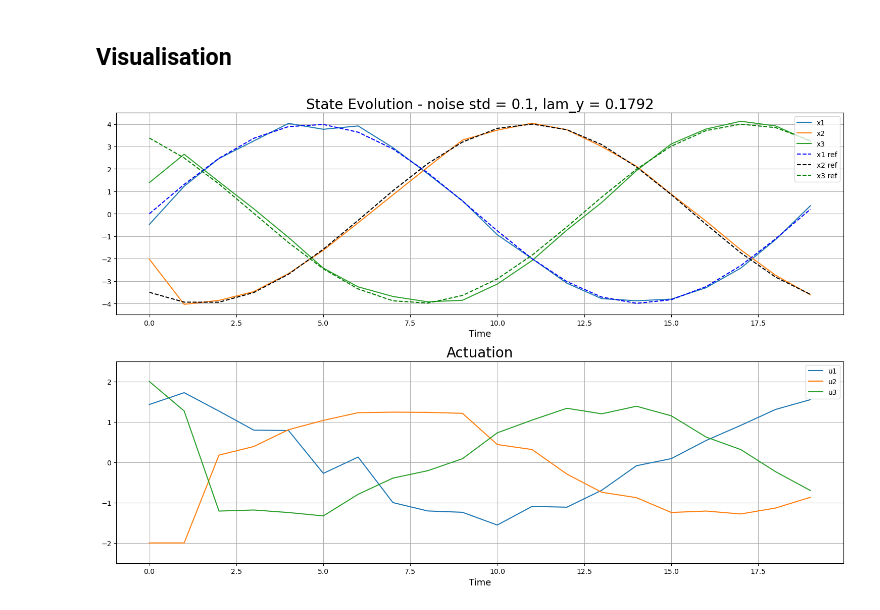
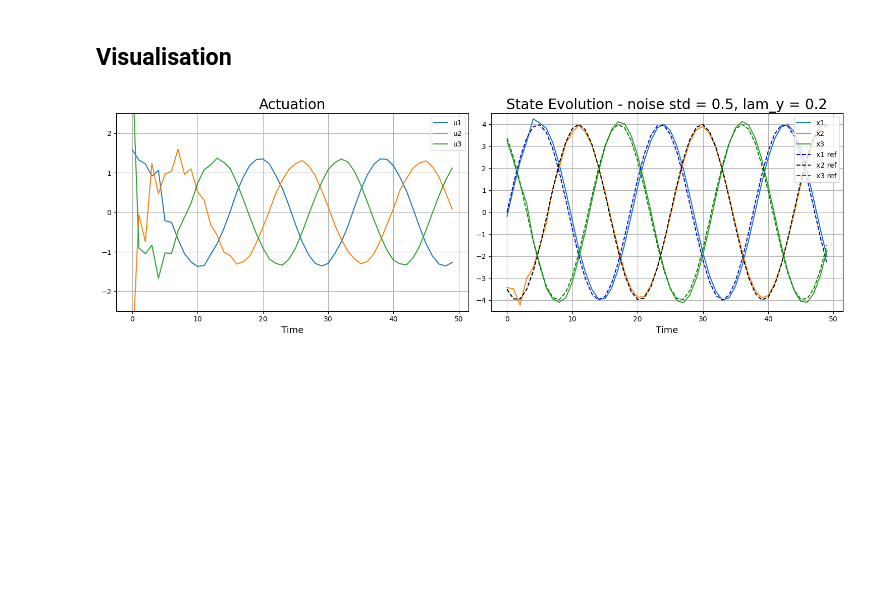
Before and after one commit to michael-cummins/DeePC-HUNT, a Jupyter notebook: src/linear_deepc.ipynb, the cells around one changed output. Drawn from its saved outputs; the diff is of its cells as text; code cells hidden in the pictures; blank space fills up the shorter version.

```diff
--- a/src/linear_deepc.ipynb
+++ b/src/linear_deepc.ipynb
@@ -56,7 +56,7 @@ T = (m+1)*(Tini + Tf + n) - 1
 # savetxt('recht_ud.csv', ud, delimiter=',')
 # savetxt('recht_yd.csv', yd, delimiter=',')
 # %%
-noise_std = 0.1
+noise_std = 0.5
 ud = genfromtxt('recht_ud.csv', delimiter=',')
 yd = genfromtxt('recht_yd.csv', delimiter=',')
 yd += np.random.rand(T,p)*noise_std
@@ -91,9 +91,9 @@ ud shape : (67, 3), yd shape : (67, 3)
 u_ini = ud[:m*Tini].reshape((Tini*m,))
 y_ini = yd[:p*Tini].reshape((Tini*p,))
 y_constraints = np.kron(np.ones(Tf), np.array([4,4,4]))
-u_constraonts = np.kron(np.ones(Tf), np.array([2,2,2]))
-R = np.eye(m)*0.018
-Q = np.eye(p)*1.8
+u_constraonts = np.kron(np.ones(Tf), np.array([100,100,100]))
+R = np.eye(m)*0.02
+Q = np.eye(p)*200
 
 controller = DeePC(
     ud=ud, yd=yd, y_constraints=y_constraints, u_constraints=u_constraonts,
@@ -102,11 +102,12 @@ controller = DeePC(
 # %% [markdown]
 ## Simulation
 # %%
-T = 20
+T = 50
 dt = 0.1
 uT = [*u_ini]
 yT = [*y_ini]
-lam_y = 0.1792
+lam_y = 0.2
+# r = np.kron(np.ones(Tf), np.array([2,0,-2]))
 
 for i in range(0,T):
 
@@ -117,8 +118,16 @@ for i in range(0,T):
     r = r.reshape((Tf*3,)) #+ np.random.randn(Tf*p,)*noise_std
 
     # Solve for optimal input
-    controller.setup(ref=r, u_ini=u_ini, y_ini=y_ini+np.random.randn(Tini*p,)*noise_std, lam_y=lam_y, Q=Q, R=R)
-    action = controller.solve(verbose=False)
+    controller.setup(ref=r, u_ini=u_ini, y_ini=y_ini, lam_y=lam_y, Q=Q, R=R)
+    action, y = controller.solve(verbose=False)
+    # plt.subplot(1,2,1)
+    # plt.title('Actuation')
+    # plt.grid('on')
+    # plt.plot(range(Tf), action.reshape((Tf,3)))
+    # plt.subplot(1,2,2)
+    # plt.title(f'Trajectory - noise std : {noise_std}, lam_y : {lam_y}')
+    # plt.grid('on')
+    # plt.plot(range(Tf), y.reshape((Tf,3)))
 
     # roll forward simulation and reset initial conditions
     obs = A@y_ini[-p:] + action
@@ -129,39 +138,39 @@ for i in range(0,T):
 # %% [markdown]
 ## Visualisation
 # %%
-plt.rcParams["figure.figsize"] = (18,6)
+plt.rcParams["figure.figsize"] = (15,5)
 yT, uT = np.array(yT), np.array(uT)
 
 # For plotting purposes
 ref = np.array([
     [4*np.sin(t/3), 4*np.sin(t/3 - np.pi*0.66), 4*np.sin(t/3 - 2*np.pi*0.66)] for t in np.linspace(start=0, stop=T-1, num=int(Tf*T*dt))
 ])
-plt.rcParams["figure.figsize"] = (15,10)
+plt.rcParams["figure.figsize"] = (15,5)
 
 yT = yT.reshape((T+Tini,3))
 uT = uT.reshape((T+Tini,3))
 
-plt.subplot(2,1,1)
+plt.subplot(1,2,2)
 plt.plot(range(0,T), yT[Tini:,:], label=['x1', 'x2', 'x3'])
 plt.plot(range(0,T), ref[:,0], 'b--', label='x1 ref')
 plt.plot(range(0,T), ref[:,1], 'k--', label='x2 ref')
 plt.plot(range(0,T), ref[:,2], 'g--', label='x3 ref')
 plt.legend(loc="upper right")
 plt.xlabel('Time', fontdict={'fontsize':13})
 plt.title(f"State Evolution - noise std = {noise_std}, lam_y = {lam_y}", fontdict={'fontsize':20})
 plt.grid('on')
 plt.ylim(-4.5,4.5)
 plt.tight_layout()
 
-plt.subplot(2,1,2)
+plt.subplot(1,2,1)
 plt.plot(range(0,T), uT[Tini:,:], label=['u1', 'u2', 'u3'])
 plt.legend(loc="upper right")
 plt.xlabel('Time', fontdict={'fontsize':13})
 plt.title("Actuation", fontdict={'fontsize':20})
 plt.grid('on')
 plt.ylim(-2.5,2.5)
 plt.tight_layout()
 
 plt.show()
 # %% [output]
-[figure, old version]
+[figure, new version]
```
Also changed, not shown: 4 other files.
